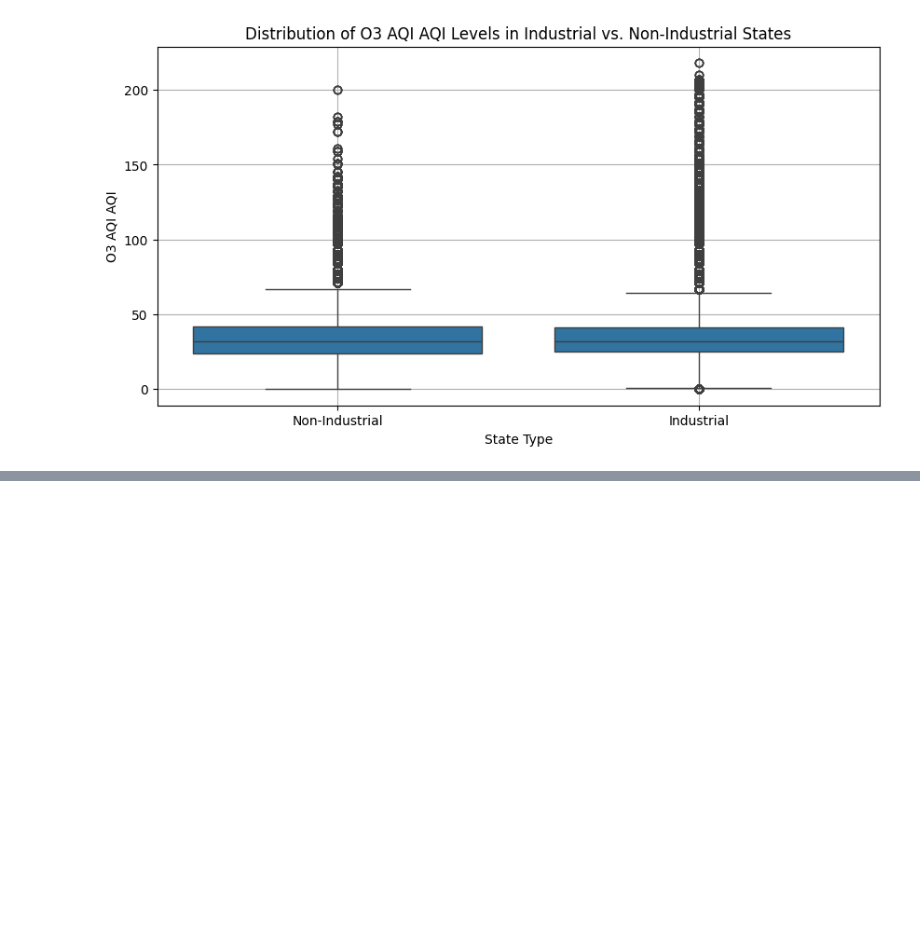
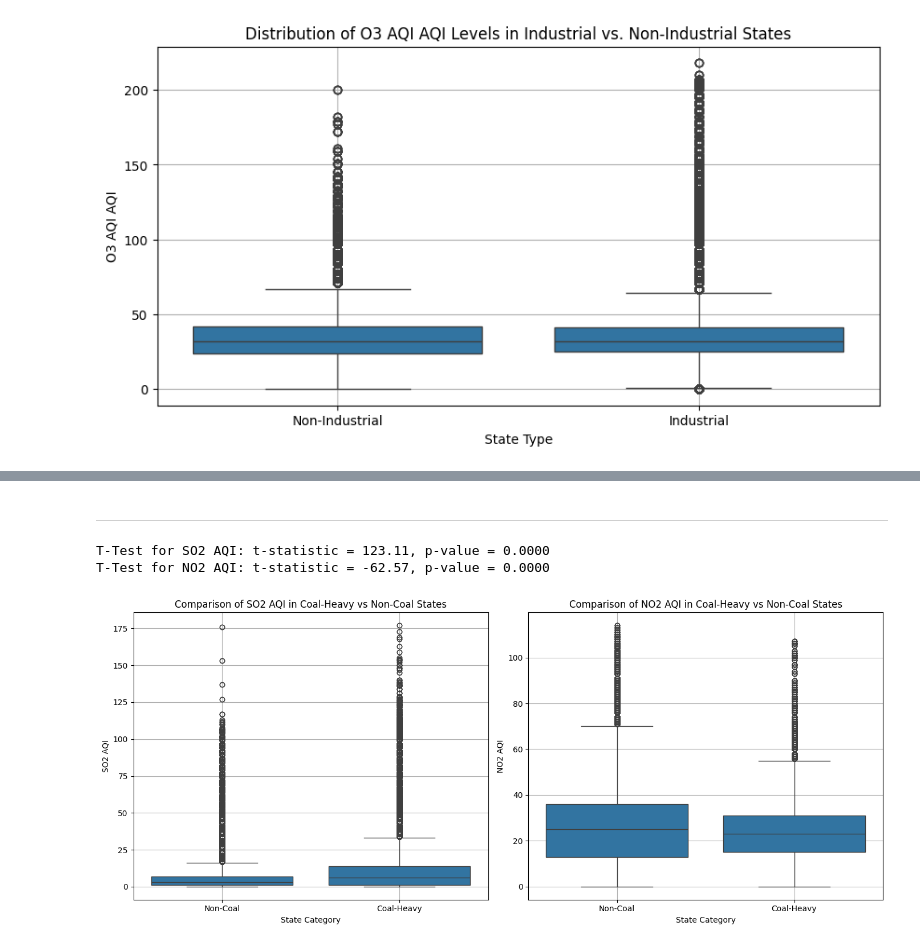
Before and after one commit to tamikamqhum/March_Team_Project, a Jupyter notebook: jupyter_notebooks/HS-Notebook_Template.ipynb, the cells around one changed output, grey strips where cells are left out. Cells and saved outputs as stored; diff of their text form; code cells hidden in the pictures; blank space fills up the shorter version.

```diff
--- a/jupyter_notebooks/HS-Notebook_Template.ipynb
+++ b/jupyter_notebooks/HS-Notebook_Template.ipynb
@@ -937,0 +950,48 @@ T-Test for O3 AQI: t-statistic = 14.83, p-value = 0.0000
+# %% [markdown]
+---
+# %%
+# Define coal-heavy states
+coal_states = ["Texas", "Pennsylvania", "Illinois"]
+
+# Create a new column to categorize states
+filtered_pollution["Coal State"] = filtered_pollution["State"].apply(lambda x: "Coal-Heavy" if x in coal_states else "Non-Coal")
+
+# Extract SO2 AQI values
+so2_coal = filtered_pollution[filtered_pollution["Coal State"] == "Coal-Heavy"]["SO2 AQI"].dropna()
+so2_non_coal = filtered_pollution[filtered_pollution["Coal State"] == "Non-Coal"]["SO2 AQI"].dropna()
+
+# Extract NO2 AQI values
+no2_coal = filtered_pollution[filtered_pollution["Coal State"] == "Coal-Heavy"]["NO2 AQI"].dropna()
+no2_non_coal = filtered_pollution[filtered_pollution["Coal State"] == "Non-Coal"]["NO2 AQI"].dropna()
+
+# Perform independent t-tests
+t_stat_so2, p_value_so2 = stats.ttest_ind(so2_coal, so2_non_coal, equal_var=False)
+t_stat_no2, p_value_no2 = stats.ttest_ind(no2_coal, no2_non_coal, equal_var=False)
+
+# Print results
+print(f"T-Test for SO2 AQI: t-statistic = {t_stat_so2:.2f}, p-value = {p_value_so2:.4f}")
+print(f"T-Test for NO2 AQI: t-statistic = {t_stat_no2:.2f}, p-value = {p_value_no2:.4f}")
+
+# Visualization
+fig, axes = plt.subplots(1, 2, figsize=(14, 6))
+
+# SO2 AQI Boxplot
+sns.boxplot(data=filtered_pollution, x="Coal State", y="SO2 AQI", ax=axes[0])
+axes[0].set_title("Comparison of SO2 AQI in Coal-Heavy vs Non-Coal States")
+axes[0].set_xlabel("State Category")
+axes[0].set_ylabel("SO2 AQI")
+axes[0].grid(True)
+
+# NO2 AQI Boxplot
+sns.boxplot(data=filtered_pollution, x="Coal State", y="NO2 AQI", ax=axes[1])
+axes[1].set_title("Comparison of NO2 AQI in Coal-Heavy vs Non-Coal States")
+axes[1].set_xlabel("State Category")
+axes[1].set_ylabel("NO2 AQI")
+axes[1].grid(True)
+
+plt.tight_layout()
+plt.show()
+# %% [output]
+T-Test for SO2 AQI: t-statistic = 123.11, p-value = 0.0000
+T-Test for NO2 AQI: t-statistic = -62.57, p-value = 0.0000
+[figure, added]
```
Also changed, not shown: parts of 11 cells of this notebook.
